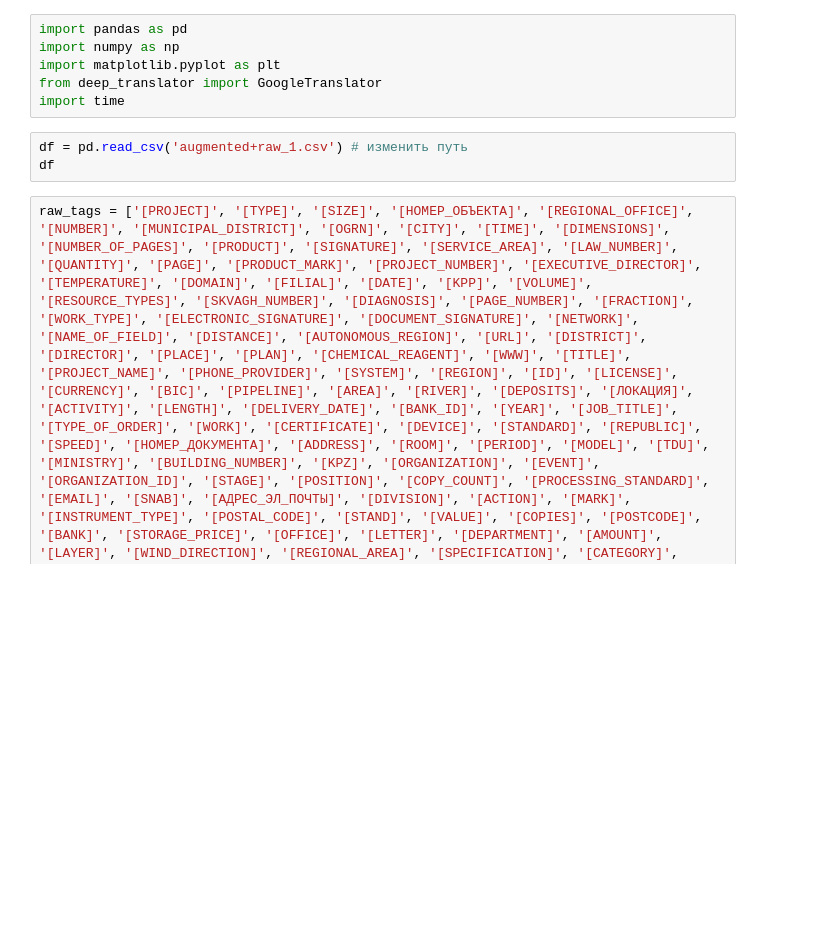
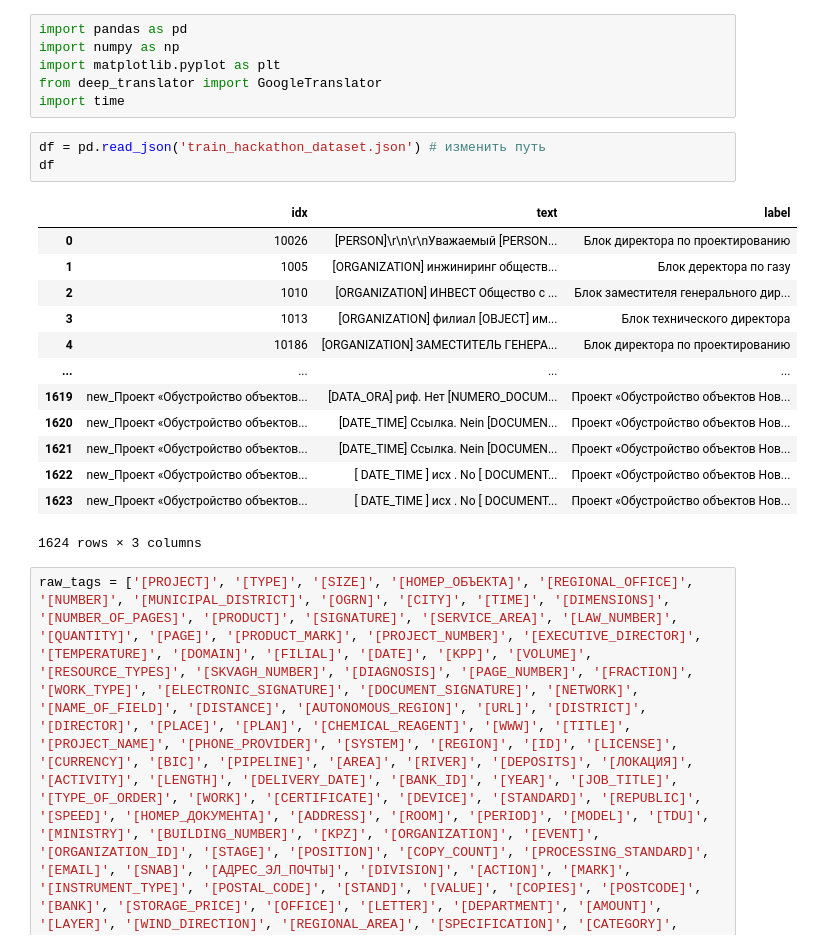
Before and after one commit to KirillPetukhov1/itmo, a Jupyter notebook: proectnay_shkola/hakaton/tag_replacing.ipynb, the cells around one changed output. Cells and saved outputs as stored; diff of their text form; blank space fills up the shorter version.

```diff
--- a/proectnay_shkola/hakaton/tag_replacing.ipynb
+++ b/proectnay_shkola/hakaton/tag_replacing.ipynb
@@ -5,6 +5,20 @@ import matplotlib.pyplot as plt
 from deep_translator import GoogleTranslator
 import time
 # %%
-df = pd.read_csv('augmented+raw_1.csv') # изменить путь
+df = pd.read_json('train_hackathon_dataset.json') # изменить путь
 df
+# %% [output]
+|  | idx | text | label |
+| 0 | 10026 | [PERSON]\r\n\r\nУважаемый [PERSON... | Блок директора по проектированию |
+| 1 | 1005 | [ORGANIZATION] инжиниринг обществ... | Блок деректора по газу |
+| 2 | 1010 | [ORGANIZATION] ИНВЕСТ Общество с ... | Блок заместителя генерального дир... |
+| 3 | 1013 | [ORGANIZATION] филиал [OBJECT] им... | Блок технического директора |
+| 4 | 10186 | [ORGANIZATION] ЗАМЕСТИТЕЛЬ ГЕНЕРА... | Блок директора по проектированию |
+| ... | ... | ... | ... |
+| 1619 | new_Проект «Обустройство объектов... | [DATA_ORA] риф. Нет [NUMERO_DOCUM... | Проект «Обустройство объектов Нов... |
+| 1620 | new_Проект «Обустройство объектов... | [DATE_TIME] Ссылка. Nein [DOCUMEN... | Проект «Обустройство объектов Нов... |
+| 1621 | new_Проект «Обустройство объектов... | [DATE_TIME] Ссылка. Nein [DOCUMEN... | Проект «Обустройство объектов Нов... |
+| 1622 | new_Проект «Обустройство объектов... | [ DATE_TIME ] исх . No [ DOCUMENT... | Проект «Обустройство объектов Нов... |
+| 1623 | new_Проект «Обустройство объектов... | [ DATE_TIME ] исх . No [ DOCUMENT... | Проект «Обустройство объектов Нов... |
+1624 rows × 3 columns
 # %%
```
Also changed, not shown: parts of 3 cells of this notebook, 4 other files.
